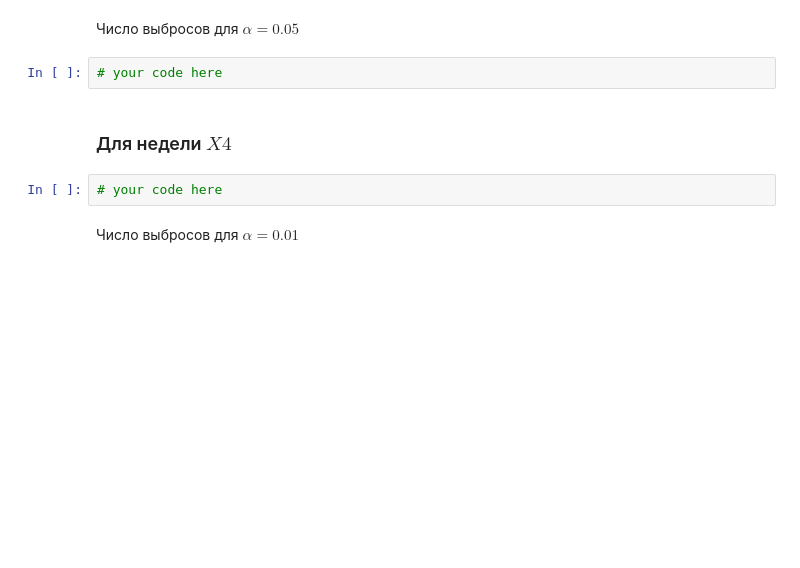
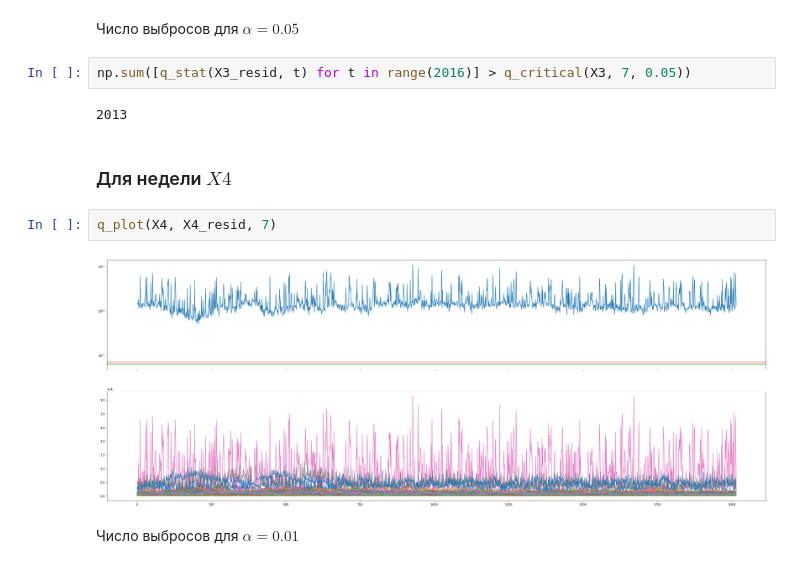
Before and after one commit to ksetdekov/ml_dpo_2021, a Jupyter notebook: hw/hw6/hw06.ipynb, the cells around one changed output. Drawn from its saved outputs; the diff is of its cells as text; blank space fills up the shorter version.

```diff
--- a/hw/hw6/hw06.ipynb
+++ b/hw/hw6/hw06.ipynb
@@ -286,11 +331,15 @@ def q_plot(X, X_resid, number_pc):
 # %% [markdown]
 Число выбросов для $\alpha = 0.05$
-# %%
-# your code here
+# %%
+np.sum([q_stat(X3_resid, t) for t in range(2016)] > q_critical(X3, 7, 0.05))
+# %% [output]
+2013
 # %% [markdown]
 ### Для недели $X4$
-# %%
-# your code here
+# %%
+q_plot(X4, X4_resid, 7)
+# %% [output]
+[figure, added]
 # %% [markdown]
 Число выбросов для  $\alpha=0.01$
 # %%
```
Also changed, not shown: parts of 32 cells of this notebook.
